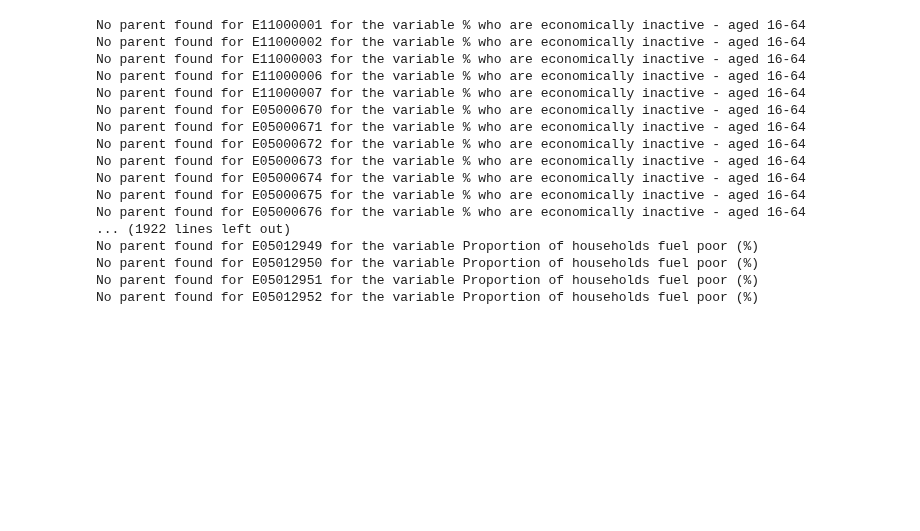
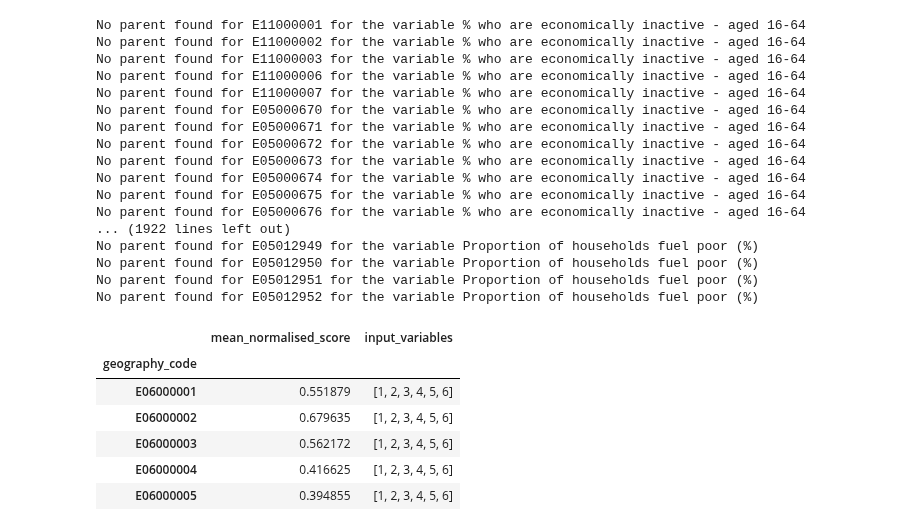
Before and after one commit to open-innovations/jrf-insight, a Jupyter notebook: playground/modelling/economic_insecurity.ipynb, the cells around one changed output. Saved outputs shown, nothing was run; the diff lists cells and outputs as text; code cells hidden in the pictures; blank space fills up the shorter version.

```diff
--- a/playground/modelling/economic_insecurity.ipynb
+++ b/playground/modelling/economic_insecurity.ipynb
@@ -52,7 +67,7 @@ def transform_data(data, variable_name):
         'date'].idxmax()]
     # only using necessary columns
     filtered_data = filtered_data.loc[:, [
-        'date', 'geography_code', 'variable_name', 'value']].set_index('date')
+        'date', 'geography_code', 'geography_name', 'variable_name', 'value']].set_index('date')
     return filtered_data
 # %%
 def pivot_and_concatenate_dataframes(dataframes):
@@ -181,4 +196,17 @@ data = normalise(data, [True, True, False, False, True, True])
 # Add the input variables and map them to the code.
 data['input_variables'] = input_variables
 data['input_variables'] = data['input_variables'].apply(lambda x: [variable_key.get(item, item) for item in x])
+# %%
+code_to_name = pd.read_csv('data/geo/geography_code_name_only.csv')
+code_to_name.rename(columns={'code':'geography_code', 'name': 'geography_name'}, inplace=True)
+data = data.merge(code_to_name, on='geography_code').set_index('geography_code')
+data[['mean_normalised_score', 'input_variables']].head()
+# %% [output]
+|  | mean_normalised_score | input_variables |
+| geography_code |  |  |
+| E06000001 | 0.551879 | [1, 2, 3, 4, 5, 6] |
+| E06000002 | 0.679635 | [1, 2, 3, 4, 5, 6] |
+| E06000003 | 0.562172 | [1, 2, 3, 4, 5, 6] |
+| E06000004 | 0.416625 | [1, 2, 3, 4, 5, 6] |
+| E06000005 | 0.394855 | [1, 2, 3, 4, 5, 6] |
 # %%
```
Also changed, not shown: parts of 5 cells of this notebook.
